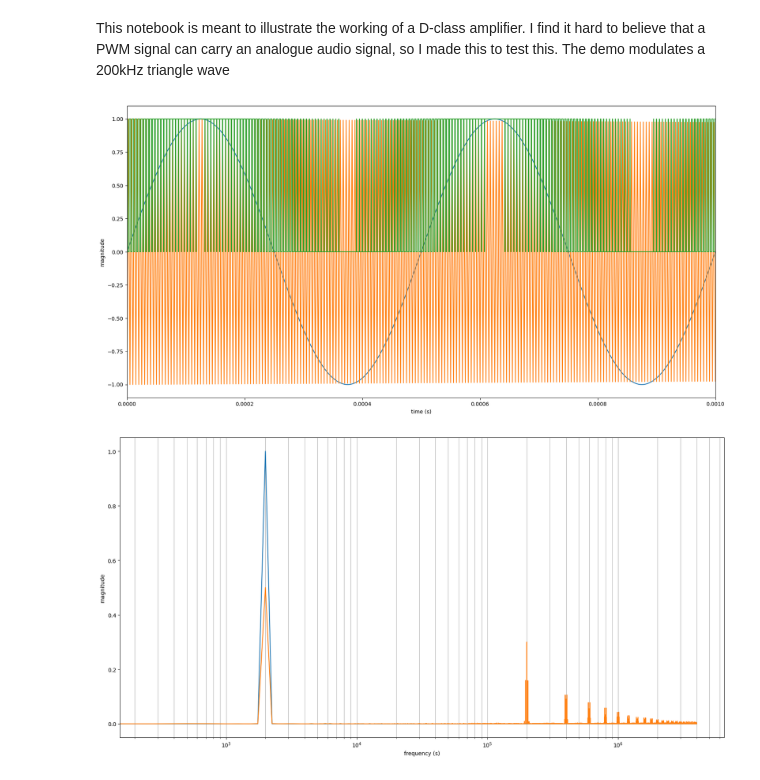
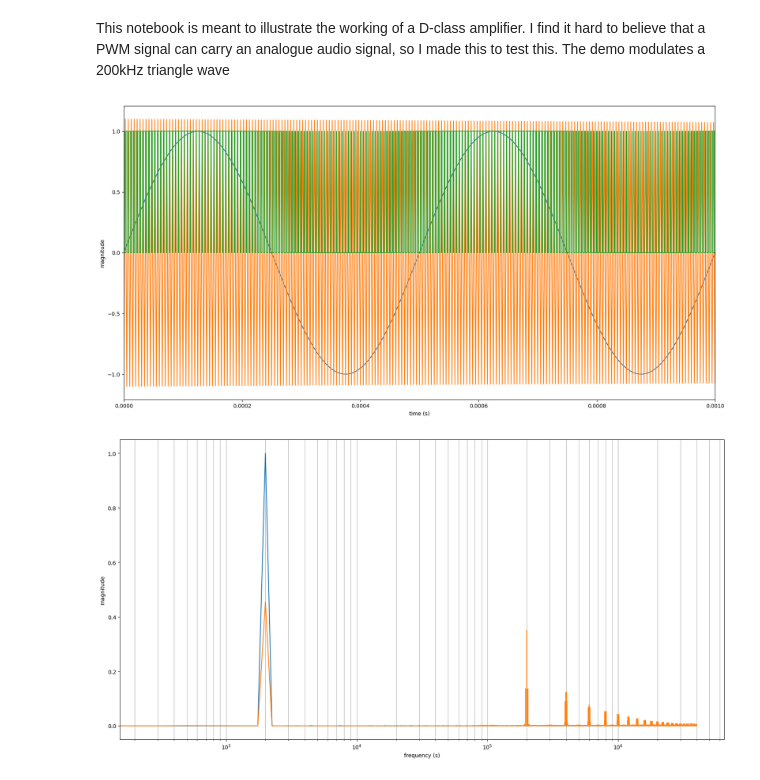
Before and after one commit to elialm/ecgc-firmware, a Jupyter notebook: jupyter/class-d-amp/class-d-amp.ipynb, the cells around one changed output. Cells and saved outputs as stored; diff of their text form; code cells hidden in the pictures.

Commit message:
Increased triangle amplitude

```diff
--- a/jupyter/class-d-amp/class-d-amp.ipynb
+++ b/jupyter/class-d-amp/class-d-amp.ipynb
@@ -9,28 +9,31 @@ This notebook is meant to illustrate the working of a D-class amplifier. I find
 # %%
 # Number of samplepoints
 N = 32000
 # sample spacing
 T = 1.0 / 8000000.0
 
 t = np.linspace(0.0, N * T, N)
 
 # Audio wave
 fa = np.sin(2.0 * np.pi * t * 2000.0)
 
 # Triangle wave
-ftr = signal.sawtooth(200000.0 * 2.0 * np.pi * t, 0.5)
+# Wave is slighty larger amplitude then audio, since it prevents
+# long on/off times due to the increasingly short on/off times.
+# With this method, a minimal duty cycle frequency is ensured.
+ftr = 1.1 * signal.sawtooth(200000.0 * 2.0 * np.pi * t, 0.5)
 
 # Modulated PWM
 fp = [ 1 if a >= tr else 0 for a, tr in zip(fa, ftr) ]
 
 plt.plot(t, fa, t, ftr, t, fp)
 plt.xscale('linear')
 plt.xlabel('time (s)')
 plt.ylabel('magnitude')
 plt.xlim(0, 0.001)
 plt.show()
 # %% [output]
-[figure, old version]
+[figure, new version]
 # %%
 xf = np.linspace(0.0, 1.0 / (2.0 * T), N // 2)
 
@@ -44,4 +47,4 @@ plt.ylabel('magnitude')
 plt.grid(True, which='both', axis='x')
 plt.show()
 # %% [output]
-[figure, old version]
+[figure, new version]
```
